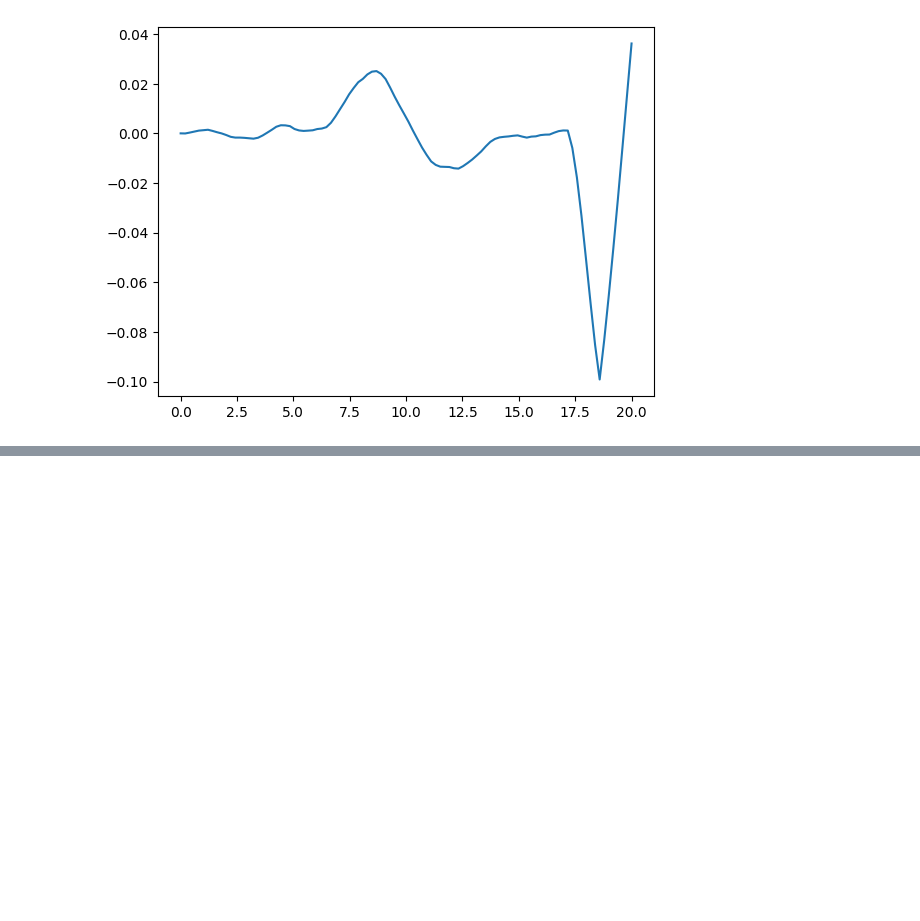
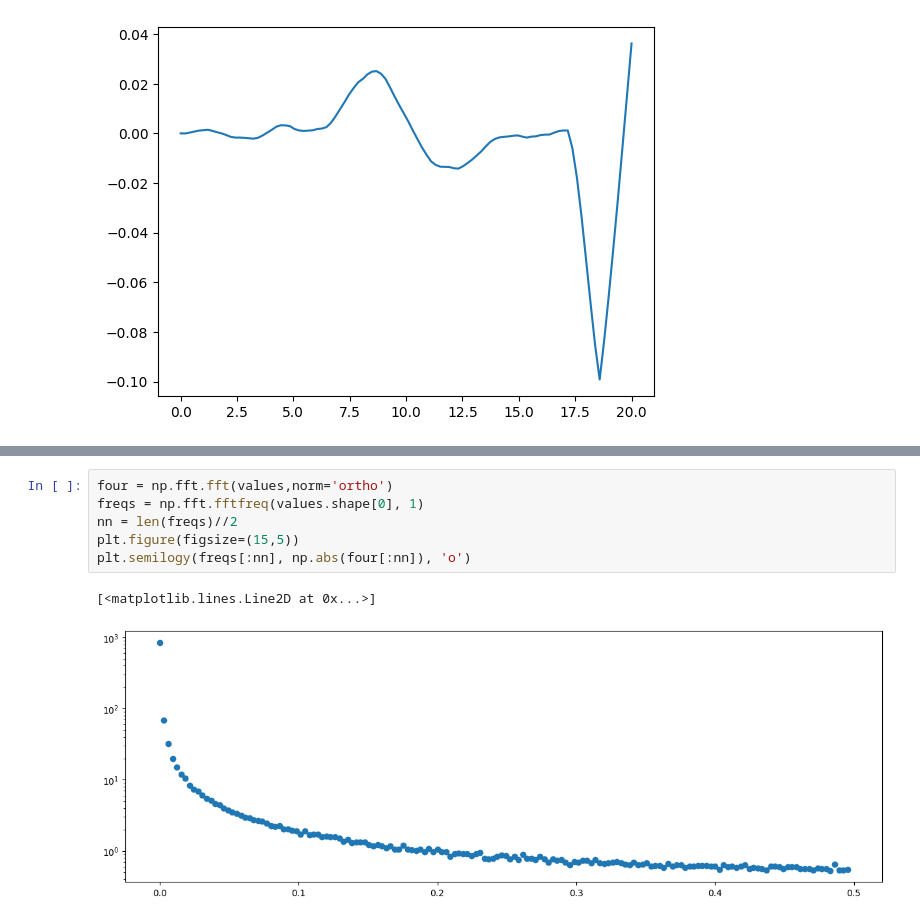
Before and after one commit to sebastlop/series-temporales-machine-learning, a Jupyter notebook: Ejercicios/Fabio.ipynb, the cells around one changed output, grey strips where cells are left out. Saved outputs shown, nothing was run; the diff lists cells and outputs as text; blank space fills up the shorter version.

```diff
--- a/Ejercicios/Fabio.ipynb
+++ b/Ejercicios/Fabio.ipynb
@@ -45,0 +128,9 @@ plt.plot(t,np.convolve(plantilla, suavizada, mode='same'))
+# %%
+four = np.fft.fft(values,norm='ortho')
+freqs = np.fft.fftfreq(values.shape[0], 1)
+nn = len(freqs)//2
+plt.figure(figsize=(15,5))
+plt.semilogy(freqs[:nn], np.abs(four[:nn]), 'o')
+# %% [output]
+[<matplotlib.lines.Line2D at 0x...>]
+[figure, added]
```
Also changed, not shown: parts of 8 cells of this notebook.
